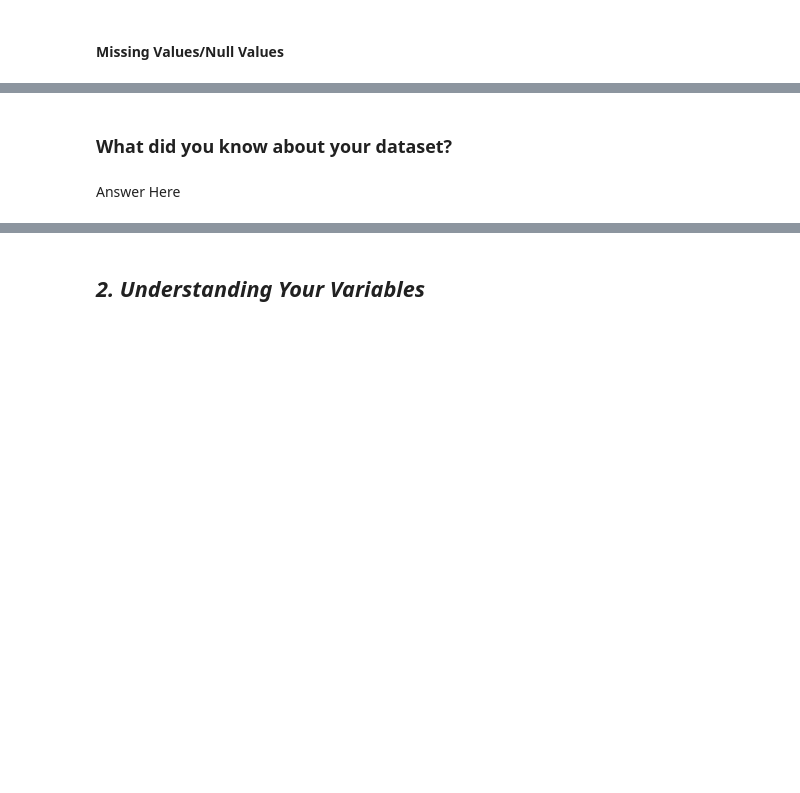
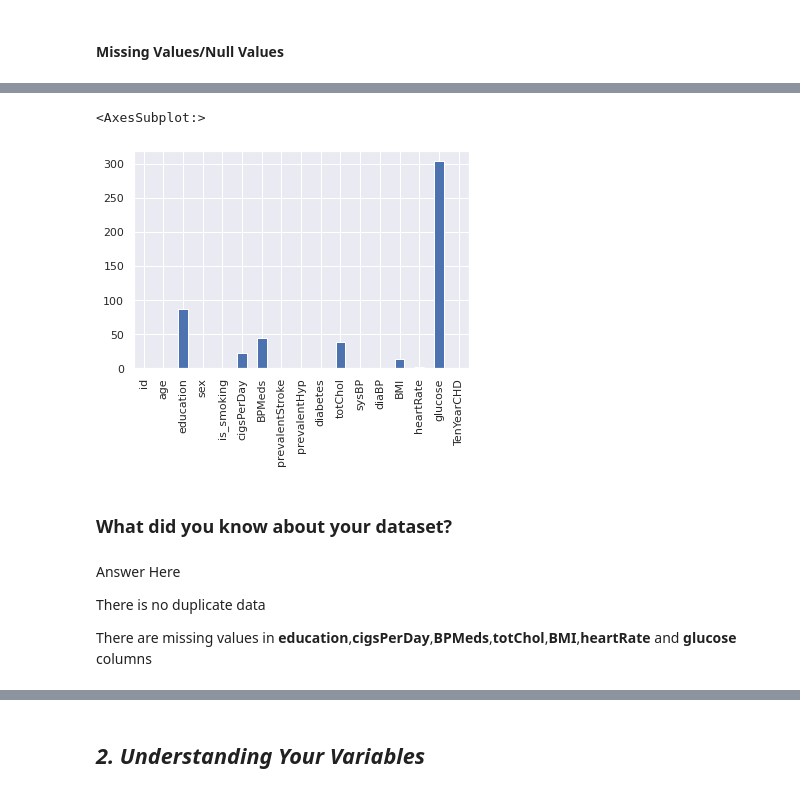
Before and after one commit to Vrishali04/Cardiovascular_Risk_Prediction_Classification_Capstone_Project2, a Jupyter notebook: Cardiovascular_Classification_Capstone_Project_Submission.ipynb, the cells around one changed output, grey strips where cells are left out. Cells and saved outputs as stored; diff of their text form; code cells hidden in the pictures; blank space fills up the shorter version.

```diff
--- a/Cardiovascular_Classification_Capstone_Project_Submission.ipynb
+++ b/Cardiovascular_Classification_Capstone_Project_Submission.ipynb
@@ -89,3 +85,22 @@ warnings.filterwarnings('ignore')
+# %%
+# To performe mathematical operations
+import numpy as np
+
+# To load data from file
+import pandas as pd
+
+# # To visualize the data and get more insight from the data
+import matplotlib.pyplot as plt
+import seaborn as sns
+
+# To avoid the warning that aren't necessarily exceptions
+import warnings
+warnings.filterwarnings('ignore')
+
+# Sets the backend of seaborn to the 'inline' backend
+sns.set()
+# Sets the backend of matplotlib to the 'inline' backend
+%matplotlib inline
 # %% [markdown]
 ### Dataset Loading
 # %%
@@ -95,5 +112,5 @@ drive.mount('/content/drive')
 # %%
-df = pd.read_csv('/content/drive/MyDrive/Cardiovascular_Risk_Prediction_Classification_Capstone_Project/data_cardiovascular_risk.csv')
+df = pd.read_csv('/content/drive/MyDrive/Almabetter_Capstone_Projects/Cardiovascular Classification Capstone Project/data_cardiovascular_risk.csv')
 # %% [markdown]
 ### Dataset First View
 # %%
@@ -120,6 +225,14 @@ df.tail()
 # %%
 # Visualizing the missing values
+df.isnull().sum().plot(kind = 'bar')
+# %% [output]
+<AxesSubplot:>
+[figure, added]
 # %% [markdown]
 ### What did you know about your dataset?
-# %% [markdown]
-Answer Here
+# %% [markdown]
+Answer Here
+
+There is no duplicate data
+
+There are missing values in **education**,**cigsPerDay**,**BPMeds**,**totChol**,**BMI**,**heartRate** and **glucose** columns
```
Also changed, not shown: parts of 150 cells of this notebook.
